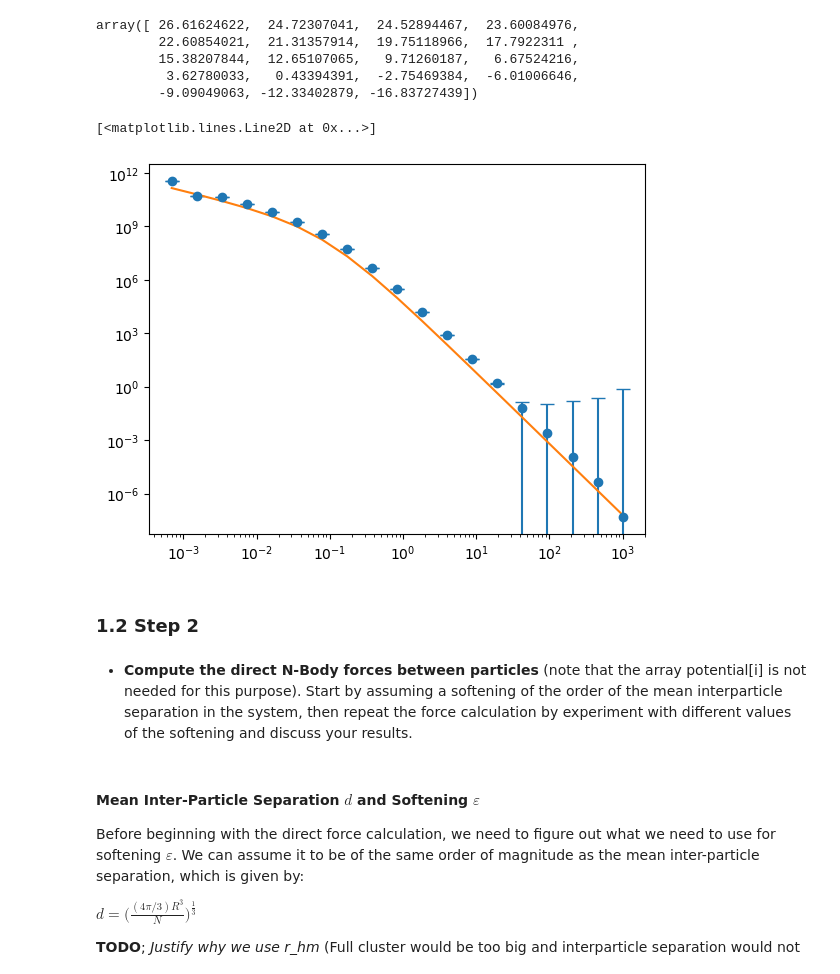
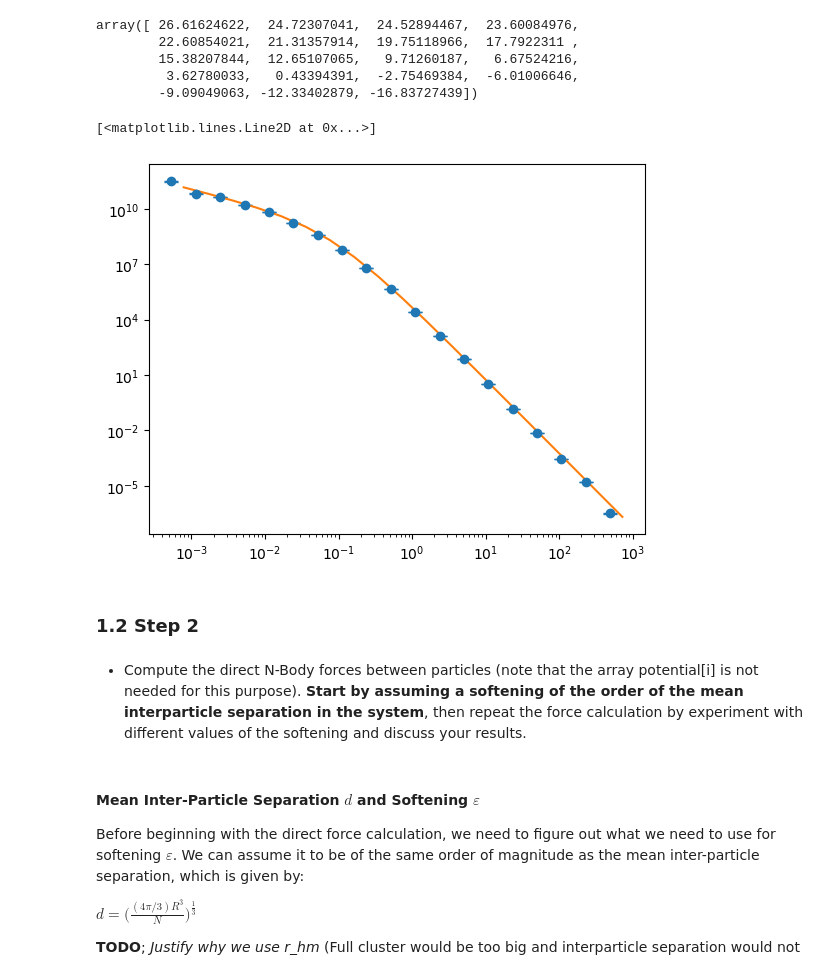
Before and after one commit to nshakm/comp_astro_n_body, a Jupyter notebook: AnshakMallik_N-BodyProject_ComputationalAstrophysics_HS23.ipynb, the cells around one changed output. Cells and saved outputs as stored; diff of their text form; code cells hidden in the pictures.

```diff
--- a/AnshakMallik_N-BodyProject_ComputationalAstrophysics_HS23.ipynb
+++ b/AnshakMallik_N-BodyProject_ComputationalAstrophysics_HS23.ipynb
@@ -86,7 +70,11 @@ ax.scatter(x, y, z)
 # %% [markdown]
 **TODO**: _Mention what kind of distribution we expect and why we need to a logarithmic bininng. Also state what an ideal binning number would be and why._
 # %%
-bins = np.logspace(-3.5, 3, num=20) #r ranges from 10e-4.5 to 10e+3
+log_min = np.log10(min(data['distance']))
+log_max = np.log10(max(data['distance']))
+N_bins = 20
+
+bins = np.logspace(log_min, log_max, num=N_bins)
 # bins
 
 plt.figure()
@@ -219,0 +306,4 @@ The scale length of the star cluster according to the data is a = 0.0782
+# %%
+bin_centers = (r_left * r_right)**0.5
+# bin_centers = (r_left + r_right)*0.5
+(bin_centers)
@@ -219,0 +318,9 @@ The scale length of the star cluster according to the data is a = 0.0782
+# %%
+rho_obs_err = (star_mass/V_shells) * (1/np.sqrt(N_stars))
+start, end = 4, -5
+# popt, pcov = curve_fit(Hernquist_profile, bin_centers, rho_obs, p0=(0.07)) #add errors for rho
+popt, pcov = curve_fit(Hernquist_profile, bin_centers[start:end], rho_obs[start:end], p0=(0.07), sigma=rho_obs_err[start:end])
+
+a_fit = popt[0]
+a_fit_dev = np.sqrt(pcov[0,0])
+print('Using on the bin centers: a_fit = {:.3f} +/- {:.6f}'.format(a_fit, a_fit_dev))
@@ -374,17 +505,17 @@ array([ 26.61624622,  24.72307041,  24.52894467,  23.60084976,
 # %%
 fig = plt.figure()
 ax = plt.axes()
 ax.set_yscale('log')
 ax.set_xscale('log')
-ax.errorbar(r_right, rho_obs, yerr=1/np.sqrt(N_stars), fmt='o', capsize=5)
+ax.errorbar(bin_centers, rho_obs, yerr=rho_obs_err, fmt='o', capsize=5)
 ax.plot(r_right, Hernquist_profile(r_right, a_fit))
 # %% [output]
 [<matplotlib.lines.Line2D at 0x...>]
-[figure, old version]
+[figure, new version]
 # %% [markdown]
 ### 1.2 Step 2
 # %% [markdown]
-- **Compute the direct N-Body forces between particles** (note that the array potential[i] is not needed for this purpose). Start by assuming a softening of the order of the mean interparticle separation in the system, then repeat the force calculation by experiment with different values of the softening and discuss your results.
+- Compute the direct N-Body forces between particles (note that the array potential[i] is not needed for this purpose). **Start by assuming a softening of the order of the mean interparticle separation in the system**, then repeat the force calculation by experiment with different values of the softening and discuss your results.
 # %% [markdown]
 #### Mean Inter-Particle Separation $d$ and Softening $\varepsilon$
 Before beginning with the direct force calculation, we need to figure out what we need to use for softening $\varepsilon$. We can assume it to be of the same order of magnitude as the mean inter-particle separation, which is given by:
```
Also changed, not shown: parts of 65 cells of this notebook.
